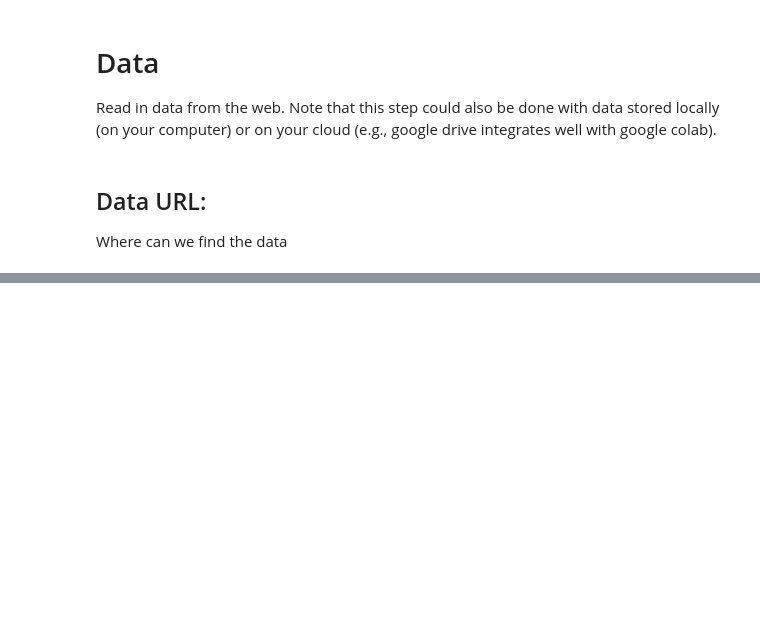
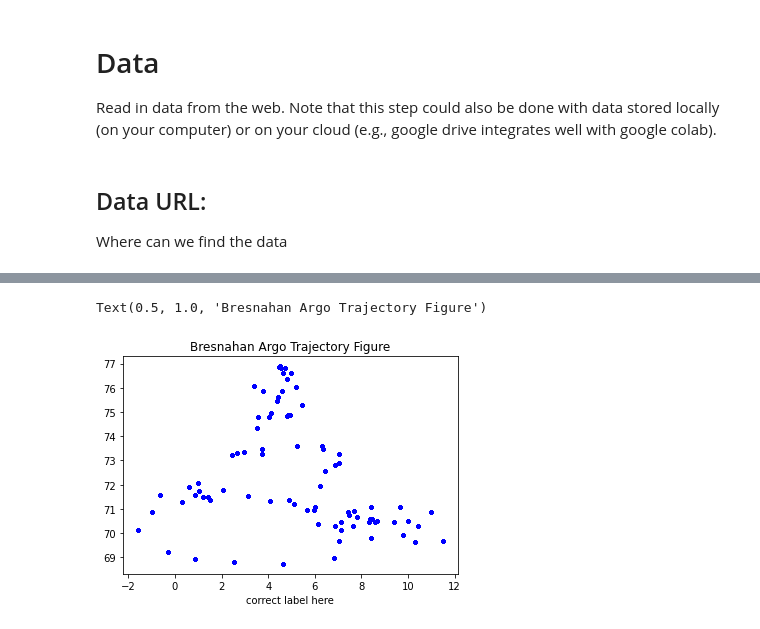
Before and after one commit to SUPScientist/Advanced-Quantitative-Oceanography, a Jupyter notebook: notebooks/Intro_08_ArgoRepeated.ipynb, the cells around one changed output, grey strips where cells are left out. Cells and saved outputs as stored; diff of their text form; code cells hidden in the pictures; blank space fills up the shorter version.

```diff
--- a/notebooks/Intro_08_ArgoRepeated.ipynb
+++ b/notebooks/Intro_08_ArgoRepeated.ipynb
@@ -38,0 +67,6 @@ df_full.tail()
+# %%
+lat_var_name = 'LATITUDE (degree_north)' # Change to correct variable name for latitude, copying straight out of columns above
+lon_var_name = 'LONGITUDE (degree_east)' # Ditto, but longitude
+
+lat = df_full[lat_var_name]
+lon = df_full[lon_var_name]
@@ -38,0 +77,9 @@ df_full.tail()
+# %%
+fig, axs = plt.subplots()
+plt.plot(lon, lat, 'b.')
+axs.set_xlabel('correct label here') # Change 'correct label here' to the correct label
+# LOOK UP HOW TO ADD A Y-LABEL; HINT: IT'S ALMOST IDENTICAL TO THE LINE ABOVE
+axs.set_title('Bresnahan Argo Trajectory Figure') # Change my name to yours.
+# %% [output]
+Text(0.5, 1.0, 'Bresnahan Argo Trajectory Figure')
+[figure, added]
```
Also changed, not shown: parts of 17 cells of this notebook.
